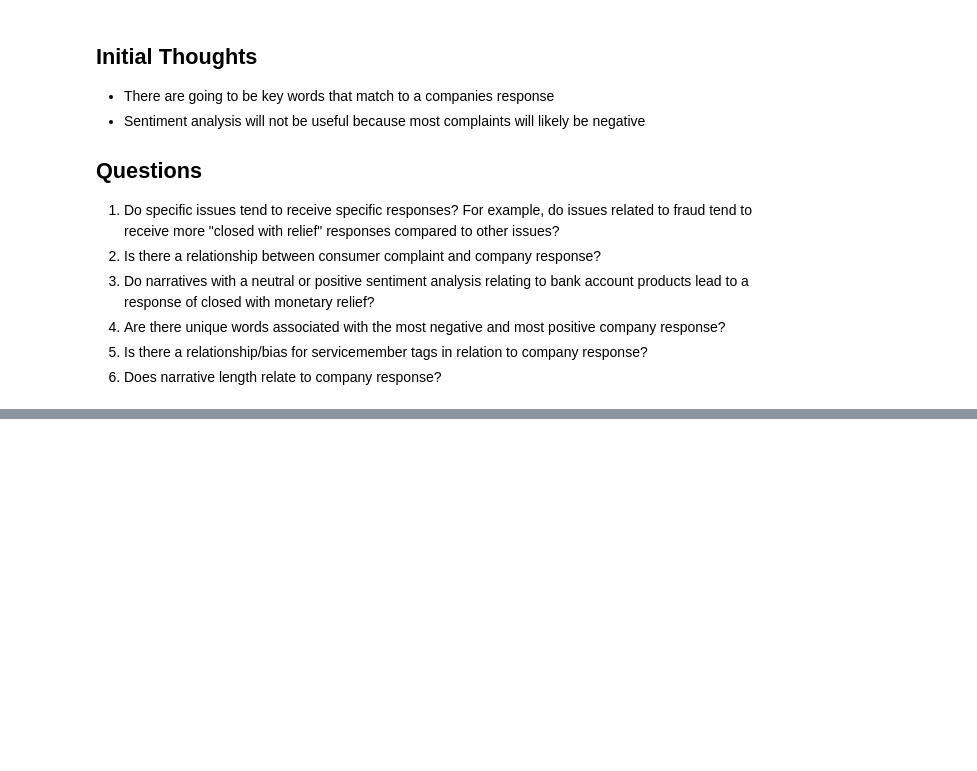
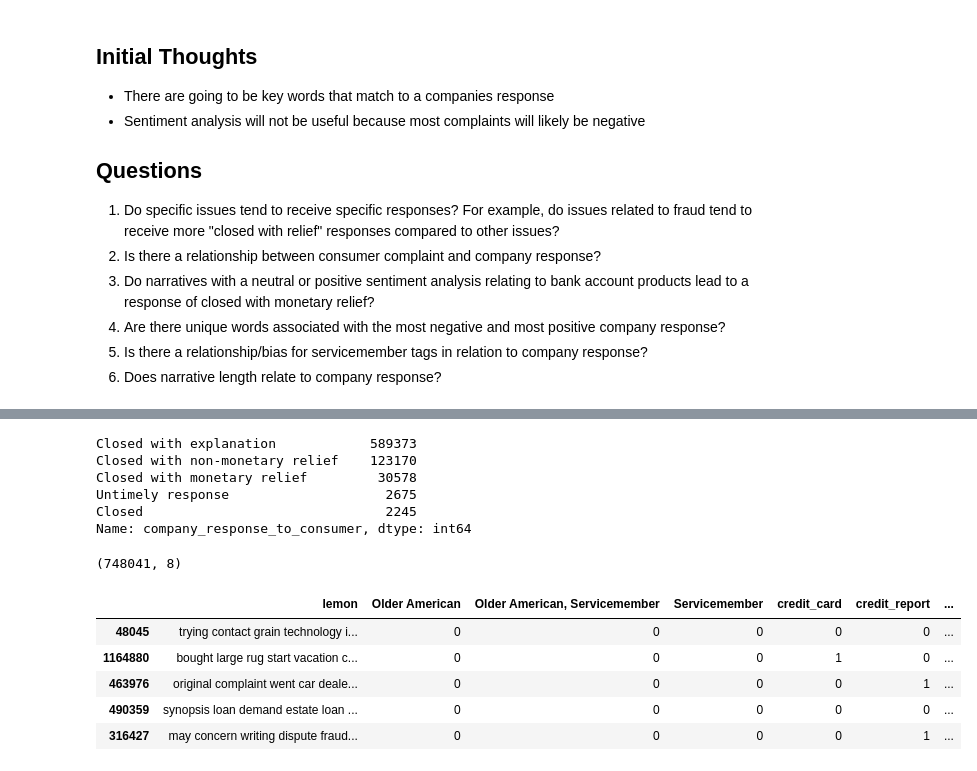
Before and after one commit to DATA-TRAC/consumer-complaint-response, a Jupyter notebook: ali-notebook.ipynb, the cells around one changed output, grey strips where cells are left out. Saved outputs shown, nothing was run; the diff lists cells and outputs as text; code cells hidden in the pictures; blank space fills up the shorter version.

```diff
--- a/ali-notebook.ipynb
+++ b/ali-notebook.ipynb
@@ -197,0 +231,15 @@ import seaborn as sns
+# %%
+train.company_response_to_consumer.value_counts()
+#take a sample from each class of how many rows you want to take to provide a more equal dataset and apply that through validate and test
+#pandas .sample with the logical contiton where the field name = our class and take the sample
+# %% [output]
+Closed with explanation            589373
+Closed with non-monetary relief    123170
+Closed with monetary relief         30578
+Untimely response                    2675
+Closed                               2245
+Name: company_response_to_consumer, dtype: int64
+# %%
+train.shape
+# %% [output]
+(748041, 8)
@@ -197,0 +249,54 @@ import seaborn as sns
+# %%
+sm_train1 = int(round(len(train[train.company_response_to_consumer=='Closed with explanation'])*.2,0))
+sm_train2 = int(round(len(train[train.company_response_to_consumer=='Closed with non-monetary relief'])*.2,0))
+sm_train3 = int(round(len(train[train.company_response_to_consumer=='Closed with monetary relief'])*.2,0))
+sm_train4 = int(round(len(train[train.company_response_to_consumer=='Untimely response'])*.2,0))
+sm_train5 = int(round(len(train[train.company_response_to_consumer=='Closed'])*.2,0))
+sm_val1 = int(round(len(validate[validate.company_response_to_consumer=='Closed with explanation'])*.2,0))
+sm_val2 = int(round(len(validate[validate.company_response_to_consumer=='Closed with non-monetary relief'])*.2,0))
+sm_val3 = int(round(len(validate[validate.company_response_to_consumer=='Closed with monetary relief'])*.2,0))
+sm_val4 = int(round(len(validate[validate.company_response_to_consumer=='Untimely response'])*.2,0))
+sm_val5 = int(round(len(validate[validate.company_response_to_consumer=='Closed'])*.2,0))
+sm_test1 = int(round(len(test[test.company_response_to_consumer=='Closed with explanation'])*.2,0))
+sm_test2 = int(round(len(test[test.company_response_to_consumer=='Closed with non-monetary relief'])*.2,0))
+sm_test3 = int(round(len(test[test.company_response_to_consumer=='Closed with monetary relief'])*.2,0))
+sm_test4 = int(round(len(test[test.company_response_to_consumer=='Untimely response'])*.2,0))
+sm_test5 = int(round(len(test[test.company_response_to_consumer=='Closed'])*.2,0))
+
+small_train1 = train[train.company_response_to_consumer=='Closed with explanation'].sample(sm_train1,random_state=123)
+small_train2 = train[train.company_response_to_consumer=='Closed with non-monetary relief'].sample(sm_train2,random_state=123)
+small_train3 = train[train.company_response_to_consumer=='Closed with monetary relief'].sample(sm_train3,random_state=123)
+small_train4 = train[train.company_response_to_consumer=='Untimely response'].sample(sm_train4,random_state=123)
+small_train5 = train[train.company_response_to_consumer=='Closed'].sample(sm_train5,random_state=123)
+small_val1 = validate[validate.company_response_to_consumer=='Closed with explanation'].sample(sm_val1,random_state=123)
+small_val2 = validate[validate.company_response_to_consumer=='Closed with non-monetary relief'].sample(sm_val2,random_state=123)
+small_val3 = validate[validate.company_response_to_consumer=='Closed with monetary relief'].sample(sm_val3,random_state=123)
+small_val4 = validate[validate.company_response_to_consumer=='Untimely response'].sample(sm_val4,random_state=123)
+small_val5 = validate[validate.company_response_to_consumer=='Closed'].sample(sm_val5,random_state=123)
+small_test1 = test[test.company_response_to_consumer=='Closed with explanation'].sample(sm_test1,random_state=123)
+small_test2 = test[test.company_response_to_consumer=='Closed with non-monetary relief'].sample(sm_test2,random_state=123)
+small_test3 = test[test.company_response_to_consumer=='Closed with monetary relief'].sample(sm_test3,random_state=123)
+small_test4 = test[test.company_response_to_consumer=='Untimely response'].sample(sm_test4,random_state=123)
+small_test5 = test[test.company_response_to_consumer=='Closed'].sample(sm_test5,random_state=123)
+
+small_train = pd.concat([small_train1,small_train2,small_train3,small_train4,small_train5])
+small_val = pd.concat([small_val1,small_val2,small_val3,small_val4,small_val5])
+small_test = pd.concat([small_test1,small_test2,small_test3,small_test4,small_test5])
+
+X_train = m.encode(small_train)
+X_train = X_train.drop(columns=['date_received','company_response_to_consumer','clean','state','company_name','tags','product_bins'])
+y_train = small_train['company_response_to_consumer']
+X_val = m.encode(small_val)
+X_val = X_val.drop(columns=['date_received','company_response_to_consumer','clean','state','company_name','tags','product_bins'])
+y_val = small_val['company_response_to_consumer']
+X_test = m.encode(small_test)
+X_test = X_test.drop(columns=['date_received','company_response_to_consumer','clean','state','company_name','tags','product_bins'])
+y_test = small_test['company_response_to_consumer']
+X_train.head()
+# %% [output]
+|  | lemon | Older American | Older American, Servicemember | Servicemember | credit_card | credit_report | ... |
+| 48045 | trying contact grain technology i... | 0 | 0 | 0 | 0 | 0 | ... |
+| 1164880 | bought large rug start vacation c... | 0 | 0 | 0 | 1 | 0 | ... |
+| 463976 | original complaint went car deale... | 0 | 0 | 0 | 0 | 1 | ... |
+| 490359 | synopsis loan demand estate loan ... | 0 | 0 | 0 | 0 | 0 | ... |
+| 316427 | may concern writing dispute fraud... | 0 | 0 | 0 | 0 | 1 | ... |
```
Also changed, not shown: parts of 33 cells of this notebook.
